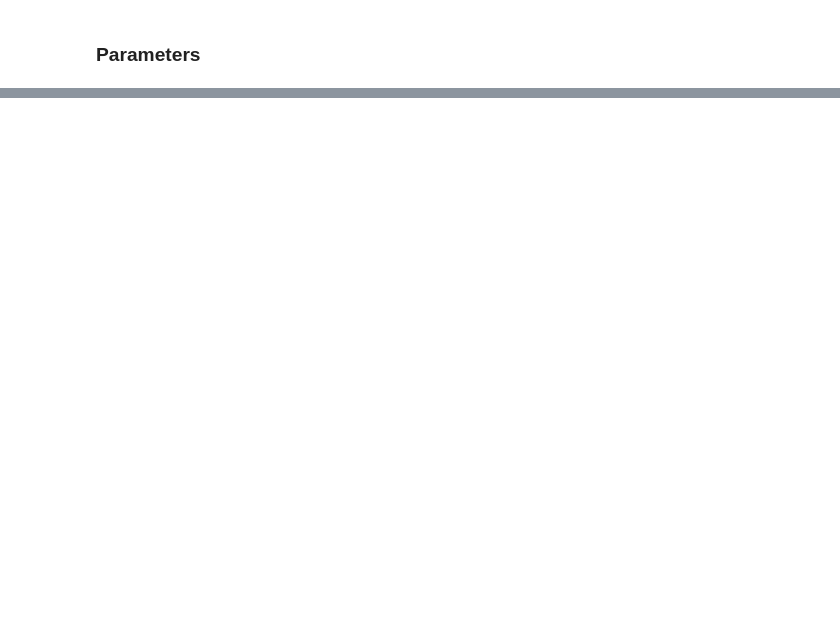
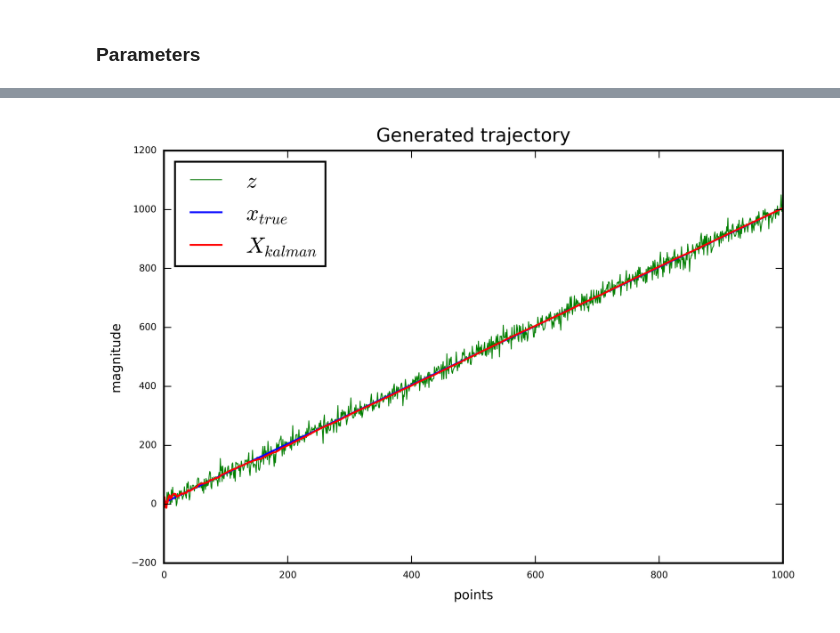
Before and after one commit to EgorPristanskiy/ExpDataProcessing, a Jupyter notebook: Lab5/5.ipynb, the cells around one changed output, grey strips where cells are left out. Cells and saved outputs as stored; diff of their text form; code cells hidden in the pictures; blank space fills up the shorter version.

```diff
--- a/Lab5/5.ipynb
+++ b/Lab5/5.ipynb
@@ -26,9 +26,12 @@ def generate_trajectory(sigma_w_2, sigma_n_2, M, X_0):
     return x, z
 
 def generate_acc_trajectory(sigma_a_2, sigma_n_2, N, x_0, v_0, t):
-    a = np.random.normal(0, sigma_a_2 ** 0.5, N)
+    if sigma_a_2 == 0:
+        a = np.zeros(N)
+    else:
+        a = np.random.normal(0, sigma_a_2 ** 0.5, N)
     v = np.ones(N) * v_0 + a.dot(np.triu(np.ones((N, N)), 1)) * t
-    x = np.ones(N) * x_0 + (v_1 * t + a * t * t / 2).dot(np.triu(np.ones((N, N)), 1))
+    x = np.ones(N) * x_0 + (v * t + a * t * t / 2).dot(np.triu(np.ones((N, N)), 1))
     z = x + np.random.normal(0, sigma_n_2 ** 0.5, N)
     return x, z
 
@@ -161,0 +292,17 @@ array([[ 1.],
+# %%
+N=1000
+x, z = generate_acc_trajectory(0, sigma_n**2, N, x_1, v_1, t)
+X, K, P, XF = kalman(X_0, P_0, z, T, H, R, Q*0)
+# %%
+fig, ax = plt.subplots(1,1, figsize=(6,4), dpi = 600)
+ax.set_title('Generated trajectory', fontsize = 10)
+ax.plot(range(N),z,'g', label = '$z$', linewidth = 0.5 )
+ax.plot(range(N),x,'b', label = '$x_{true}$', linewidth = 1 )
+ax.plot(range(N),X[:,0].transpose()[0],'r', label = '$X_{kalman}$', linewidth = 1 )
+#ax.plot(range(N),K[:,0].transpose()[0],'y', label = 'K', linewidth = 1 )
+#ax.set_xlim([0,20])
+ax.legend(loc='upper left')
+ax.set_xlabel('points', fontsize = 7)
+ax.set_ylabel('magnitude', fontsize = 7);
+# %% [output]
+[figure, added]
```
Also changed, not shown: parts of 54 cells of this notebook.
